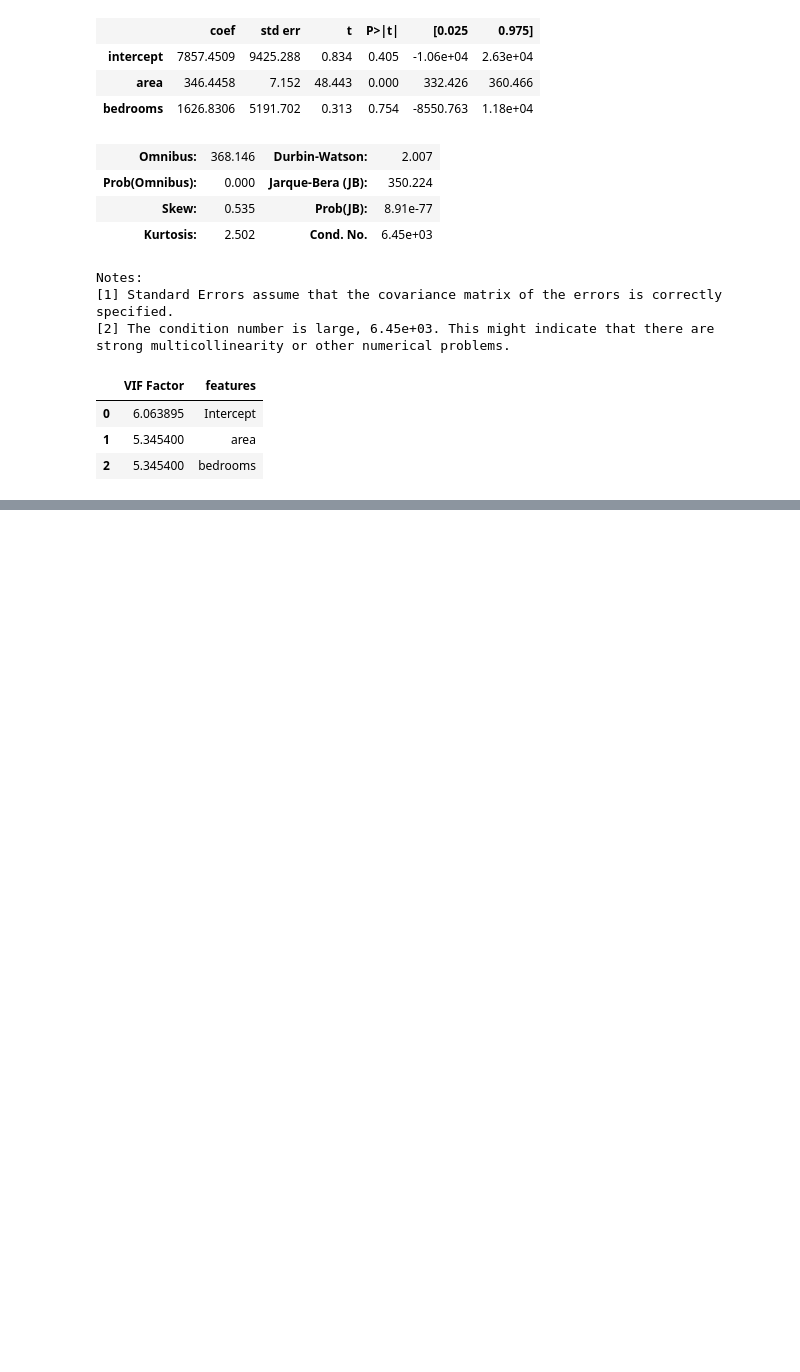
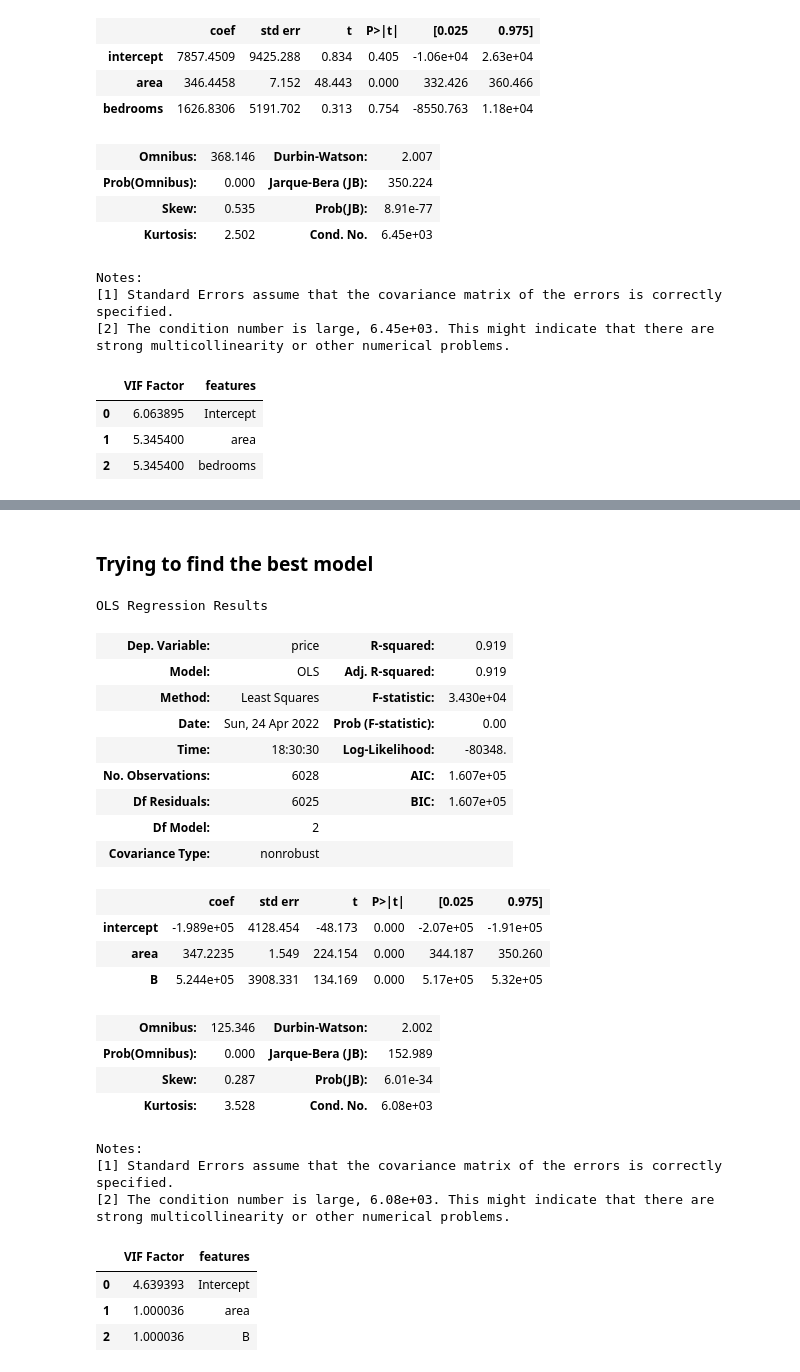
Before and after one commit to tharcyla/practical-statistics, a Jupyter notebook: 15_Multiple-Linear-Regression.ipynb, the cells around one changed output, grey strips where cells are left out. Cells and saved outputs as stored; diff of their text form; code cells hidden in the pictures; blank space fills up the shorter version.

```diff
--- a/15_Multiple-Linear-Regression.ipynb
+++ b/15_Multiple-Linear-Regression.ipynb
@@ -611,0 +781,42 @@ After removing bathrooms, we can see that:
+# %% [markdown]
+### Trying to find the best model
+# %%
+lm = sm.OLS(df['price'], df[['intercept', 'area', 'B']])
+results = lm.fit()
+results.summary()
+# %% [output]
+OLS Regression Results
+| Dep. Variable: | price | R-squared: | 0.919 |
+| Model: | OLS | Adj. R-squared: | 0.919 |
+| Method: | Least Squares | F-statistic: | 3.430e+04 |
+| Date: | Sun, 24 Apr 2022 | Prob (F-statistic): | 0.00 |
+| Time: | 18:30:30 | Log-Likelihood: | -80348. |
+| No. Observations: | 6028 | AIC: | 1.607e+05 |
+| Df Residuals: | 6025 | BIC: | 1.607e+05 |
+| Df Model: | 2 |  |  |
+| Covariance Type: | nonrobust |  |  |
+|  | coef | std err | t | P>|t| | [0.025 | 0.975] |
+| intercept | -1.989e+05 | 4128.454 | -48.173 | 0.000 | -2.07e+05 | -1.91e+05 |
+| area | 347.2235 | 1.549 | 224.154 | 0.000 | 344.187 | 350.260 |
+| B | 5.244e+05 | 3908.331 | 134.169 | 0.000 | 5.17e+05 | 5.32e+05 |
+| Omnibus: | 125.346 | Durbin-Watson: | 2.002 |
+| Prob(Omnibus): | 0.000 | Jarque-Bera (JB): | 152.989 |
+| Skew: | 0.287 | Prob(JB): | 6.01e-34 |
+| Kurtosis: | 3.528 | Cond. No. | 6.08e+03 |
+Notes:
+[1] Standard Errors assume that the covariance matrix of the errors is correctly specified.
+[2] The condition number is large, 6.08e+03. This might indicate that there are
+strong multicollinearity or other numerical problems.
+# %%
+# VIF for this model
+y, X = dmatrices('price ~ area + B', df, return_type = 'dataframe')
+
+vif = pd.DataFrame()
+vif["VIF Factor"] = [variance_inflation_factor(X.values, i) for i in range(X.shape[1])]
+vif["features"] = X.columns
+vif.head()
+# %% [output]
+|  | VIF Factor | features |
+| 0 | 4.639393 | Intercept |
+| 1 | 1.000036 | area |
+| 2 | 1.000036 | B |
```
Also changed, not shown: parts of 25 cells of this notebook.
